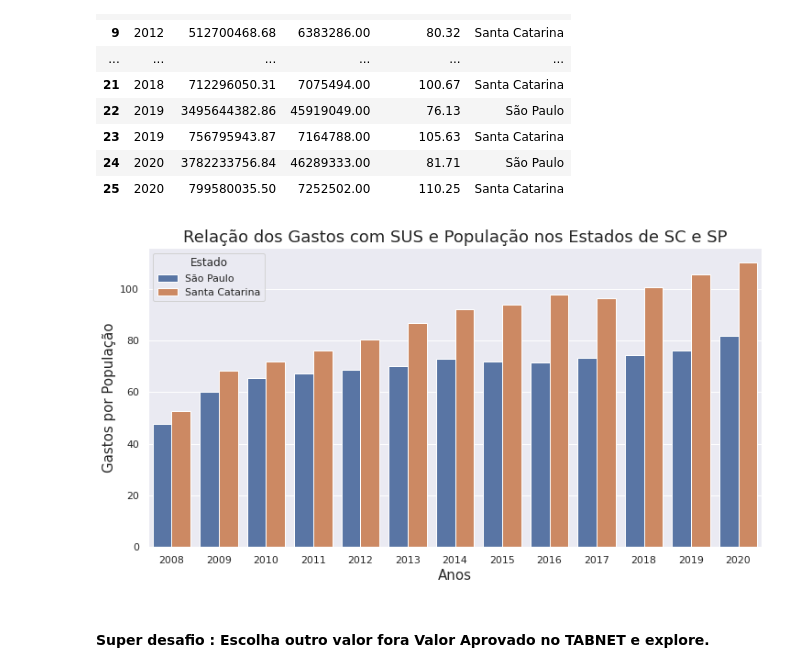
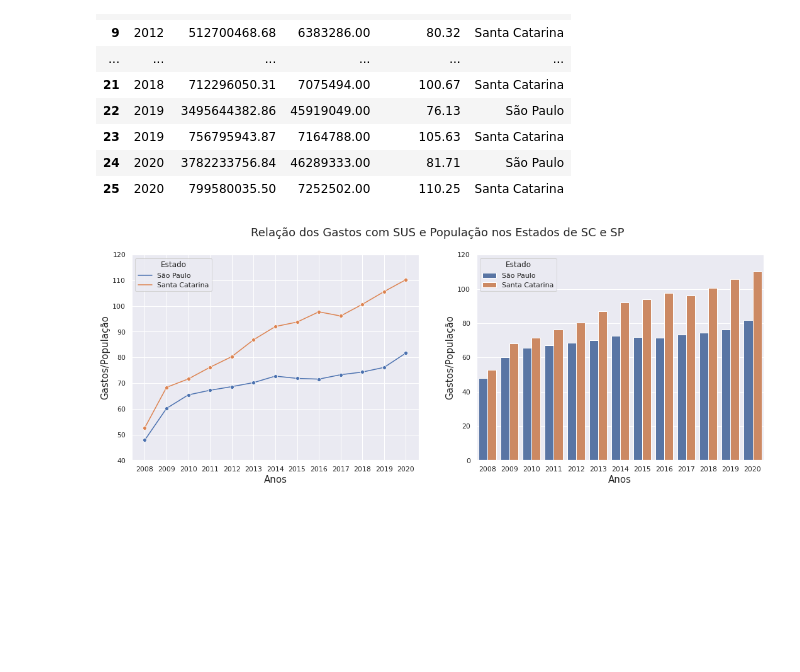
Before and after one commit to gustavolq/Bootcamp-DataScience-Alura, a Jupyter notebook: Modulo_01/Aulas/Analisando_Dados_Saude.ipynb, the cells around one changed output. Cells and saved outputs as stored; diff of their text form; code cells hidden in the pictures; blank space fills up the shorter version.

```diff
--- a/Modulo_01/Aulas/Analisando_Dados_Saude.ipynb
+++ b/Modulo_01/Aulas/Analisando_Dados_Saude.ipynb
@@ -735,16 +735,22 @@ tabela_gastos_pop
 # %%
 import seaborn as sns
 sns.set()
 
-plt.figure(figsize=(12,6))
-sns.barplot(data = tabela_gastos_pop, x = 'Ano', y = 'Gastos/Pop', hue = 'Estado')
+fig, ax = plt.subplots(1,2 , figsize = (18,6))
 
-plt.title('Relação dos Gastos com SUS e População nos Estados de SC e SP', fontsize = 18)
-plt.xlabel('Anos', fontsize = 15)
-plt.ylabel('Gastos por População', fontsize = 15)
+sns.lineplot(data = tabela_gastos_pop, x = 'Ano', y = 'Gastos/Pop', hue = 'Estado', marker = 'o', ax=ax[0])
+sns.barplot(data = tabela_gastos_pop, x = 'Ano', y = 'Gastos/Pop', hue = 'Estado', ax=ax[1])
+
+ax[0].set_xlabel('Anos', fontsize = 15)
+ax[0].set_ylabel('Gastos/População', fontsize = 15)
+ax[0].set_ylim(40,120)
+
+ax[1].set_xlabel('Anos', fontsize = 15)
+ax[1].set_ylabel('Gastos/População', fontsize = 15)
+ax[1].set_ylim(0,120)
+
+fig.suptitle('Relação dos Gastos com SUS e População nos Estados de SC e SP', fontsize = 18)
 
 plt.show()
 # %% [output]
-[figure, old version]
+[figure, new version]
-# %% [markdown]
-#### Super desafio : Escolha outro valor fora Valor Aprovado no TABNET e explore.
```
Also changed, not shown: parts of 1 cell of this notebook.
